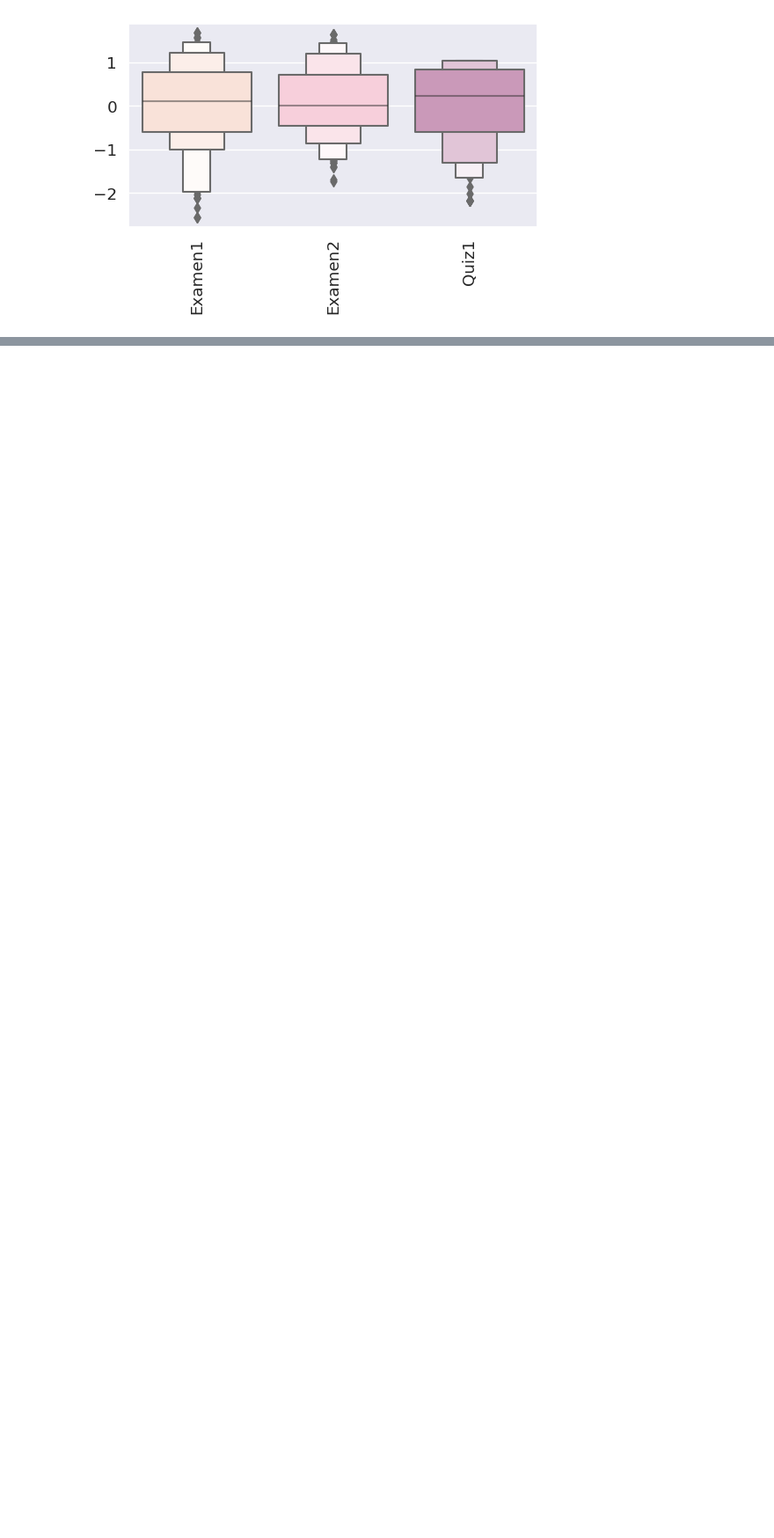
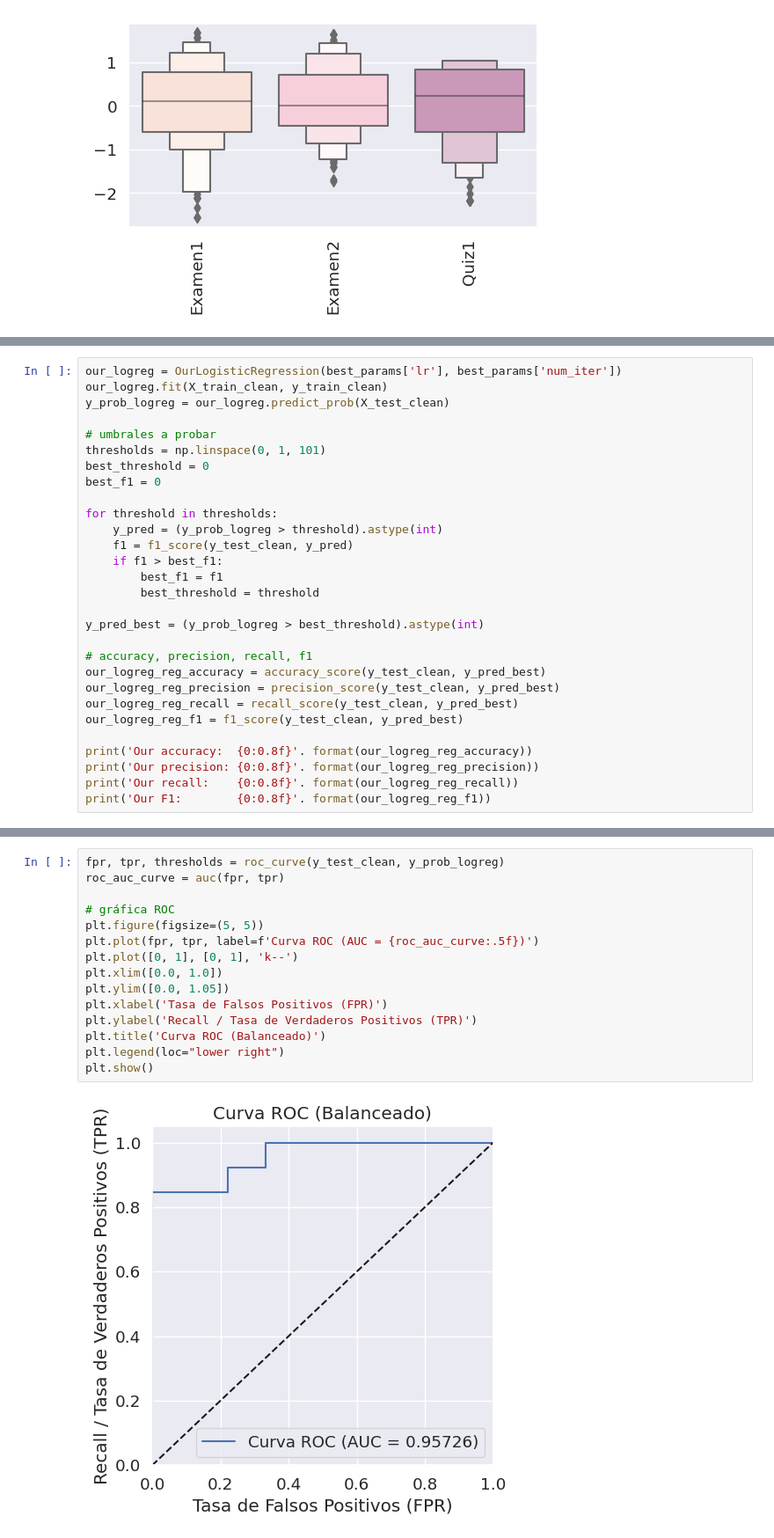
Before and after one commit to danib08/Reconocimiento-de-Patrones, a Jupyter notebook: Proyecto1.ipynb, the cells around one changed output, grey strips where cells are left out. Shown at 88% size. Saved outputs shown, nothing was run; the diff lists cells and outputs as text; blank space fills up the shorter version.

```diff
--- a/Proyecto1.ipynb
+++ b/Proyecto1.ipynb
@@ -1513,0 +1696,29 @@ plt.show()
+# %%
+our_logreg = OurLogisticRegression(best_params['lr'], best_params['num_iter'])
+our_logreg.fit(X_train_clean, y_train_clean)
+y_prob_logreg = our_logreg.predict_prob(X_test_clean)
+
+# umbrales a probar
+thresholds = np.linspace(0, 1, 101)
+best_threshold = 0
+best_f1 = 0
+
+for threshold in thresholds:
+    y_pred = (y_prob_logreg > threshold).astype(int)
+    f1 = f1_score(y_test_clean, y_pred)
+    if f1 > best_f1:
+        best_f1 = f1
+        best_threshold = threshold
+
+y_pred_best = (y_prob_logreg > best_threshold).astype(int)
+
+# accuracy, precision, recall, f1
+our_logreg_reg_accuracy = accuracy_score(y_test_clean, y_pred_best)
+our_logreg_reg_precision = precision_score(y_test_clean, y_pred_best)
+our_logreg_reg_recall = recall_score(y_test_clean, y_pred_best)
+our_logreg_reg_f1 = f1_score(y_test_clean, y_pred_best)
+
+print('Our accuracy:  {0:0.8f}'. format(our_logreg_reg_accuracy))
+print('Our precision: {0:0.8f}'. format(our_logreg_reg_precision))
+print('Our recall:    {0:0.8f}'. format(our_logreg_reg_recall))
+print('Our F1:        {0:0.8f}'. format(our_logreg_reg_f1))
@@ -1513,0 +1730,17 @@ plt.show()
+# %%
+fpr, tpr, thresholds = roc_curve(y_test_clean, y_prob_logreg)
+roc_auc_curve = auc(fpr, tpr)
+
+# gráfica ROC
+plt.figure(figsize=(5, 5))
+plt.plot(fpr, tpr, label=f'Curva ROC (AUC = {roc_auc_curve:.5f})')
+plt.plot([0, 1], [0, 1], 'k--')
+plt.xlim([0.0, 1.0])
+plt.ylim([0.0, 1.05])
+plt.xlabel('Tasa de Falsos Positivos (FPR)')
+plt.ylabel('Recall / Tasa de Verdaderos Positivos (TPR)')
+plt.title('Curva ROC (Balanceado)')
+plt.legend(loc="lower right")
+plt.show()
+# %% [output]
+[figure, added]
```
Also changed, not shown: parts of 20 cells of this notebook.
